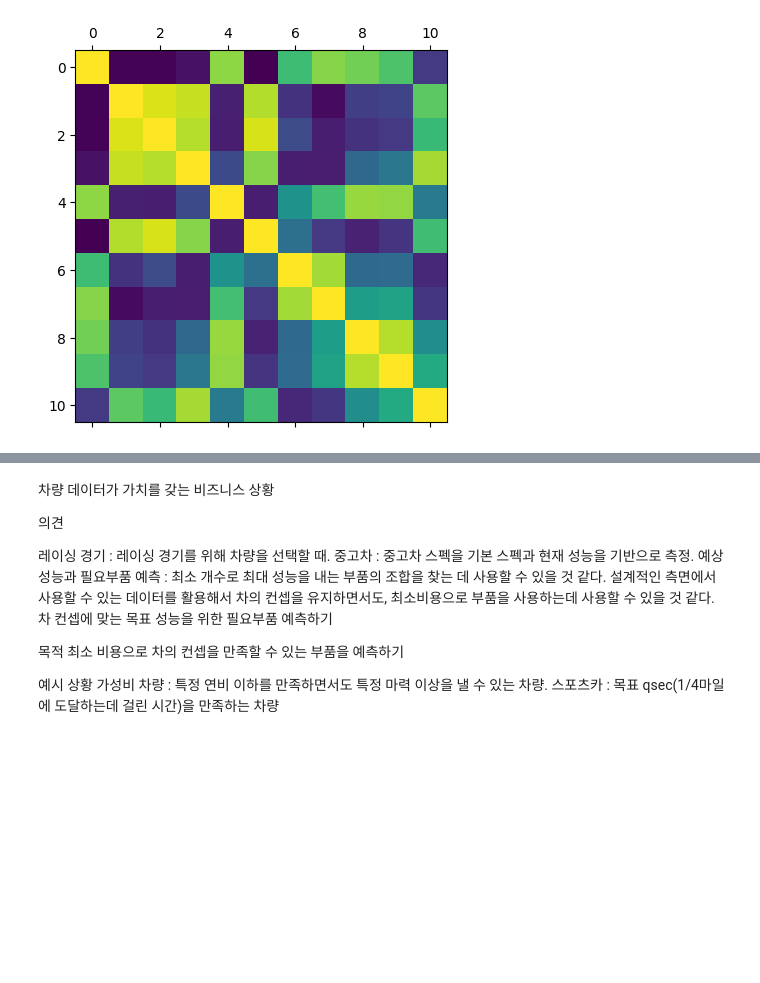
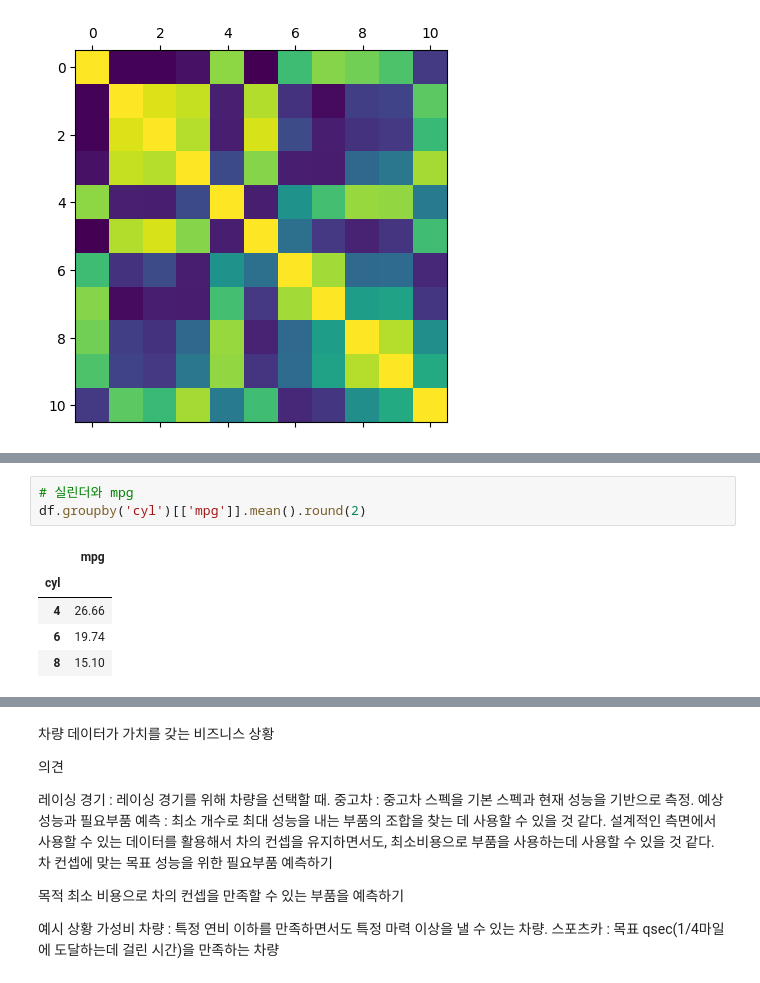
Before and after one commit to SsunyR/softeer_de_wiki, a Jupyter notebook: mission/W1/w1m1.ipynb, the cells around one changed output, grey strips where cells are left out. Saved outputs shown, nothing was run; the diff lists cells and outputs as text; blank space fills up the shorter version.

```diff
--- a/mission/W1/w1m1.ipynb
+++ b/mission/W1/w1m1.ipynb
@@ -193,0 +231,9 @@ plt.matshow(corr)
+# %%
+# 실린더와 mpg
+df.groupby('cyl')[['mpg']].mean().round(2)
+# %% [output]
+|  | mpg |
+| cyl |  |
+| 4 | 26.66 |
+| 6 | 19.74 |
+| 8 | 15.10 |
```
Also changed, not shown: parts of 7 cells of this notebook, 2 other files.
